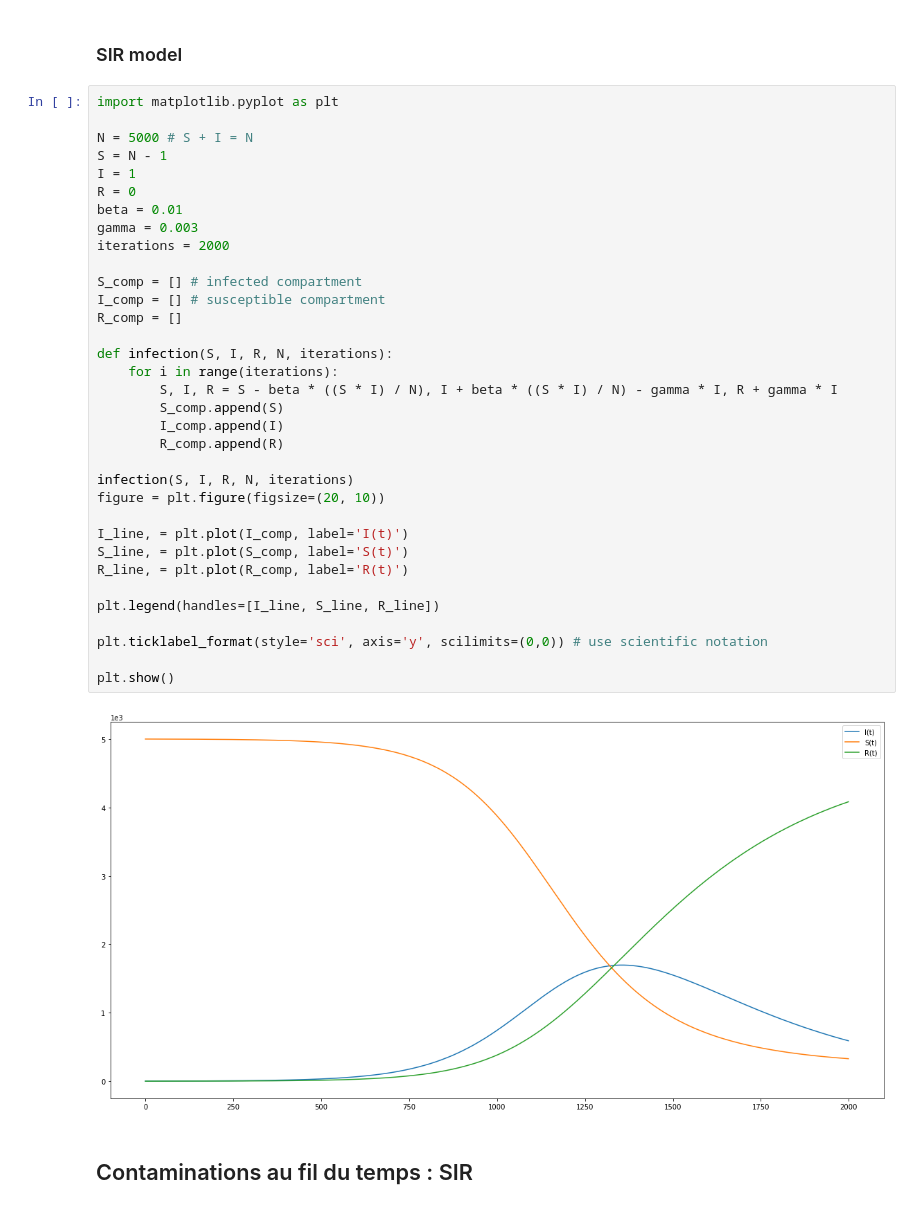
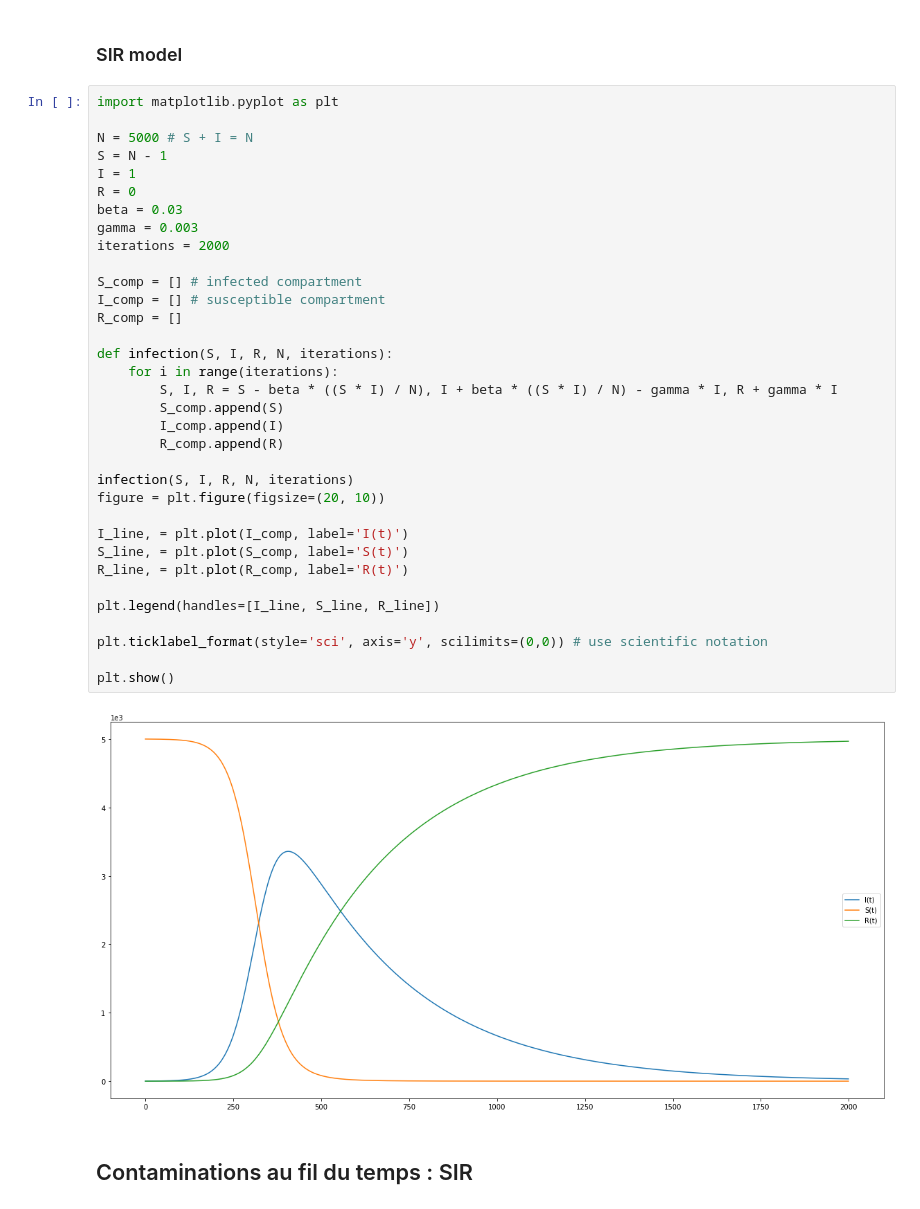
Before and after one commit to maximepasquier/Diversity, a Jupyter notebook: Python/mesures.ipynb, the cells around one changed output. Saved outputs shown, nothing was run; the diff lists cells and outputs as text.

```diff
--- a/Python/mesures.ipynb
+++ b/Python/mesures.ipynb
@@ -89,35 +89,35 @@ N = 5000 # S + I = N
 S = N - 1
 I = 1
 R = 0
-beta = 0.01
+beta = 0.03
 gamma = 0.003
 iterations = 2000
 
 S_comp = [] # infected compartment
 I_comp = [] # susceptible compartment
 R_comp = []
 
 def infection(S, I, R, N, iterations):
     for i in range(iterations):
         S, I, R = S - beta * ((S * I) / N), I + beta * ((S * I) / N) - gamma * I, R + gamma * I
         S_comp.append(S)
         I_comp.append(I)
         R_comp.append(R)
 
 infection(S, I, R, N, iterations)
 figure = plt.figure(figsize=(20, 10))
 
 I_line, = plt.plot(I_comp, label='I(t)')
 S_line, = plt.plot(S_comp, label='S(t)')
 R_line, = plt.plot(R_comp, label='R(t)')
 
 plt.legend(handles=[I_line, S_line, R_line])
 
 plt.ticklabel_format(style='sci', axis='y', scilimits=(0,0)) # use scientific notation
 
 plt.show()
 # %% [output]
-[figure, old version]
+[figure, new version]
 # %% [markdown]
 ## Contaminations au fil du temps : SIR
 # %%
```
Also changed, not shown: parts of 4 cells of this notebook, 9 other files.
